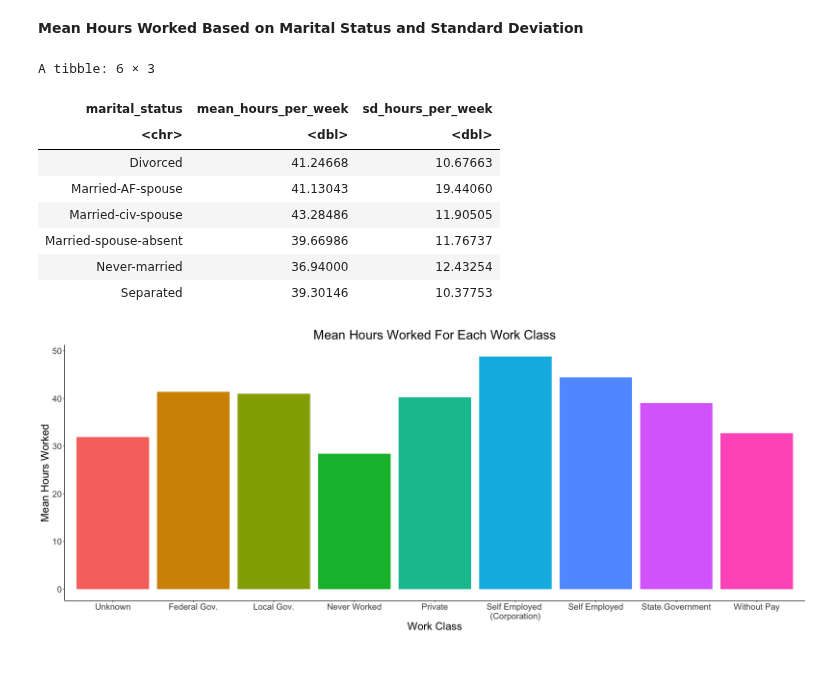
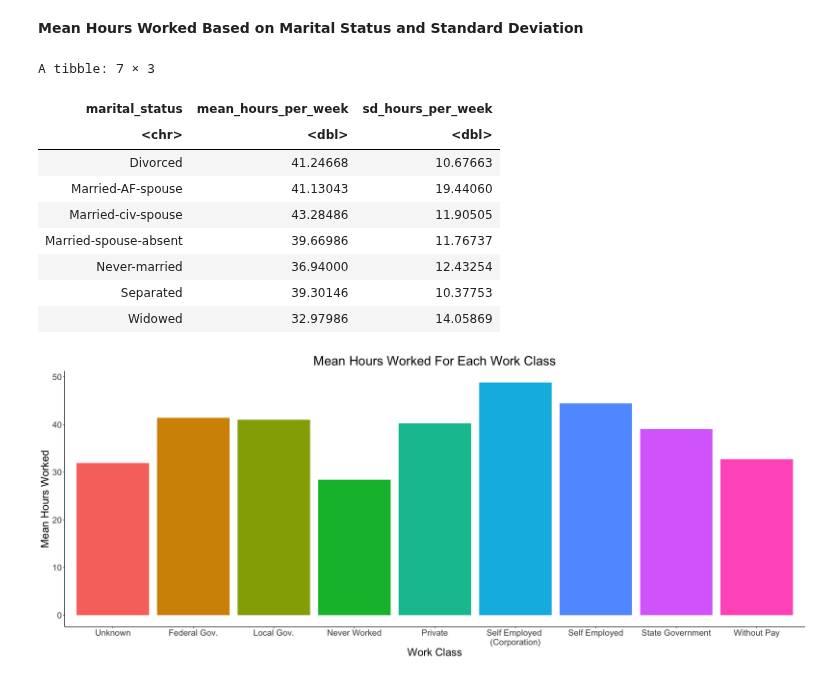
Before and after one commit to sidnand/Inferential-Report-on-Adult-Working-Hours, a Jupyter notebook: Final Report.ipynb, the cells around one changed output. Drawn from its saved outputs; the diff is of its cells as text; code cells hidden in the pictures.

```diff
--- a/Final Report.ipynb
+++ b/Final Report.ipynb
@@ -285,17 +282,18 @@ A tibble: 6 × 3
 # %% [markdown]
 **Mean Hours Worked Based on Marital Status and Standard Deviation**
 # %%
-head(hrs_marital_status)
+hrs_marital_status
 # %% [output]
-A tibble: 6 × 3
+A tibble: 7 × 3
 | marital_status | mean_hours_per_week | sd_hours_per_week |
 | <chr> | <dbl> | <dbl> |
 | Divorced | 41.24668 | 10.67663 |
 | Married-AF-spouse | 41.13043 | 19.44060 |
 | Married-civ-spouse | 43.28486 | 11.90505 |
 | Married-spouse-absent | 39.66986 | 11.76737 |
 | Never-married | 36.94000 | 12.43254 |
 | Separated | 39.30146 | 10.37753 |
+| Widowed | 32.97986 | 14.05869 |
 # %%
 bar_means_hrs_work_class <- hrs_work_class %>%
     ggplot(aes(x = work_class, y = mean_hours_per_week, fill = work_class)) +
```
Also changed, not shown: parts of 12 cells of this notebook.
